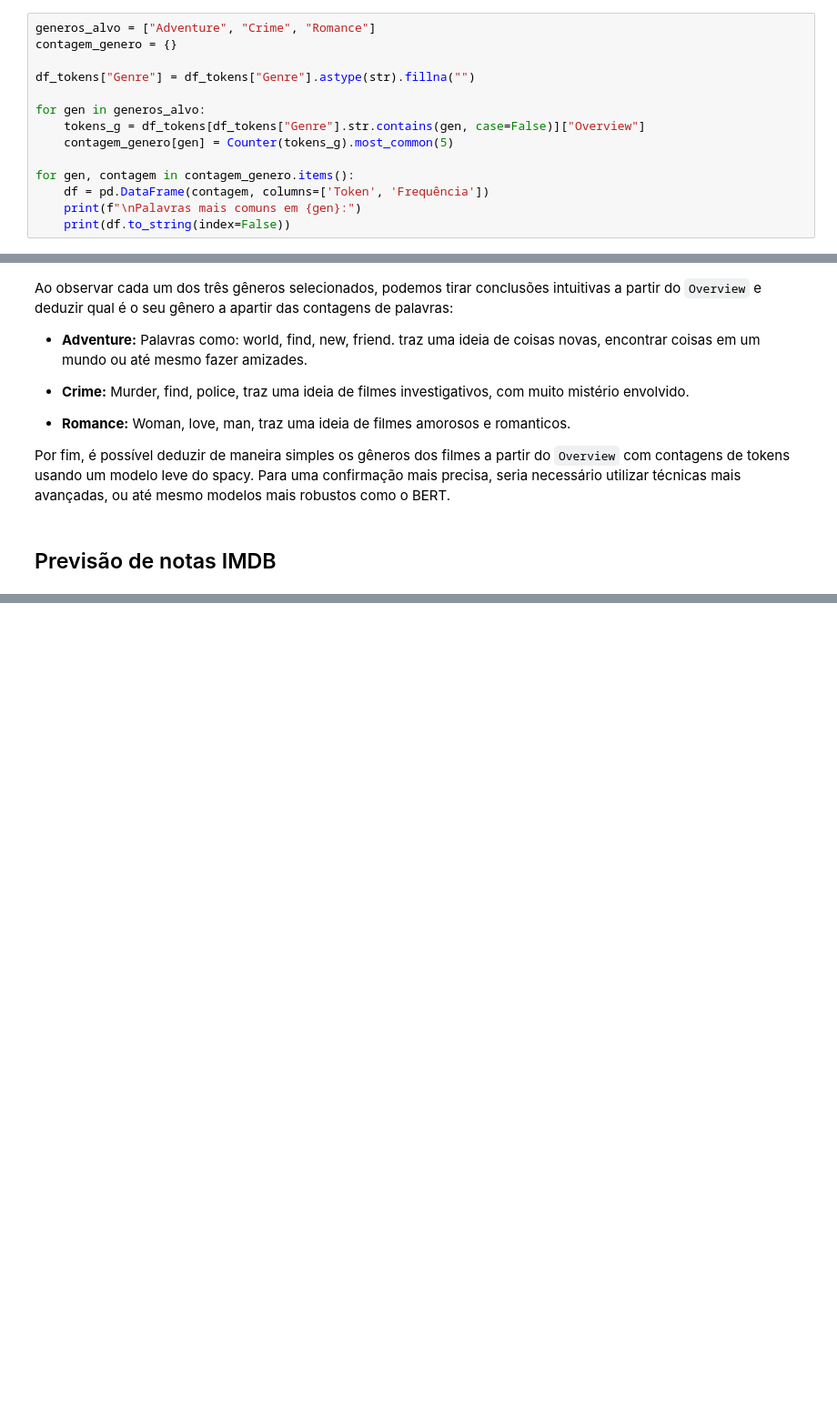
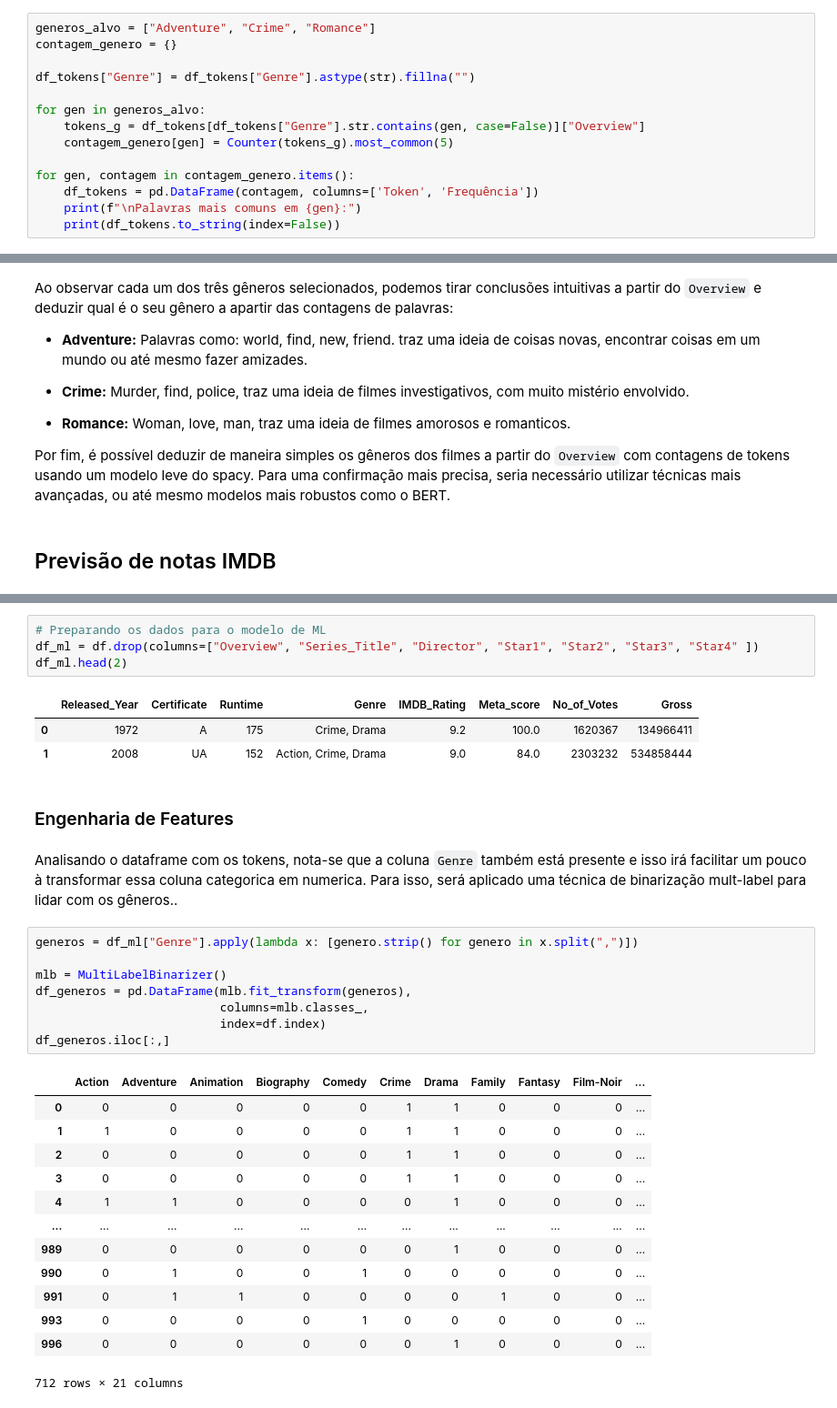
Before and after one commit to Mustasheep/LH-CD-THIAGO-DE-ASSIS, a Jupyter notebook: notebooks/desafio_indicium.ipynb, the cells around one changed output, grey strips where cells are left out. Shown: that part at 91% size. Saved outputs shown, nothing was run; the diff lists cells and outputs as text; blank space fills up the shorter version.

Commit message:
primeiras engenharias de features aplicadas ao dados

```diff
--- a/notebooks/desafio_indicium.ipynb
+++ b/notebooks/desafio_indicium.ipynb
@@ -468,9 +475,9 @@ for gen in generos_alvo:
     contagem_genero[gen] = Counter(tokens_g).most_common(5)
 
 for gen, contagem in contagem_genero.items():
-    df = pd.DataFrame(contagem, columns=['Token', 'Frequência'])
+    df_tokens = pd.DataFrame(contagem, columns=['Token', 'Frequência'])
     print(f"\nPalavras mais comuns em {gen}:")
-    print(df.to_string(index=False))
+    print(df_tokens.to_string(index=False))
 # %% [output]
 Palavras mais comuns em Adventure:
  Token  Frequência
@@ -503,0 +520,34 @@ Por fim, é possível deduzir de maneira simples os gêneros dos filmes a partir
+# %%
+# Preparando os dados para o modelo de ML
+df_ml = df.drop(columns=["Overview", "Series_Title", "Director", "Star1", "Star2", "Star3", "Star4" ])
+df_ml.head(2)
+# %% [output]
+|  | Released_Year | Certificate | Runtime | Genre | IMDB_Rating | Meta_score | No_of_Votes | Gross |
+| 0 | 1972 | A | 175 | Crime, Drama | 9.2 | 100.0 | 1620367 | 134966411 |
+| 1 | 2008 | UA | 152 | Action, Crime, Drama | 9.0 | 84.0 | 2303232 | 534858444 |
+# %% [markdown]
+### Engenharia de Features
+# %% [markdown]
+Analisando o dataframe com os tokens, nota-se que a coluna `Genre` também está presente e isso irá facilitar um pouco à transformar essa coluna categorica em numerica. Para isso, será aplicado uma técnica de binarização mult-label para lidar com os gêneros..
+# %%
+generos = df_ml["Genre"].apply(lambda x: [genero.strip() for genero in x.split(",")])
+
+mlb = MultiLabelBinarizer()
+df_generos = pd.DataFrame(mlb.fit_transform(generos),
+                          columns=mlb.classes_,
+                          index=df.index)
+df_generos.iloc[:,]
+# %% [output]
+|  | Action | Adventure | Animation | Biography | Comedy | Crime | Drama | Family | Fantasy | Film-Noir | ... |
+| 0 | 0 | 0 | 0 | 0 | 0 | 1 | 1 | 0 | 0 | 0 | ... |
+| 1 | 1 | 0 | 0 | 0 | 0 | 1 | 1 | 0 | 0 | 0 | ... |
+| 2 | 0 | 0 | 0 | 0 | 0 | 1 | 1 | 0 | 0 | 0 | ... |
+| 3 | 0 | 0 | 0 | 0 | 0 | 1 | 1 | 0 | 0 | 0 | ... |
+| 4 | 1 | 1 | 0 | 0 | 0 | 0 | 1 | 0 | 0 | 0 | ... |
+| ... | ... | ... | ... | ... | ... | ... | ... | ... | ... | ... | ... |
+| 989 | 0 | 0 | 0 | 0 | 0 | 0 | 1 | 0 | 0 | 0 | ... |
+| 990 | 0 | 1 | 0 | 0 | 1 | 0 | 0 | 0 | 0 | 0 | ... |
+| 991 | 0 | 1 | 1 | 0 | 0 | 0 | 0 | 1 | 0 | 0 | ... |
+| 993 | 0 | 0 | 0 | 0 | 1 | 0 | 0 | 0 | 0 | 0 | ... |
+| 996 | 0 | 0 | 0 | 0 | 0 | 0 | 1 | 0 | 0 | 0 | ... |
+712 rows × 21 columns
```
Also changed, not shown: parts of 10 cells of this notebook.
